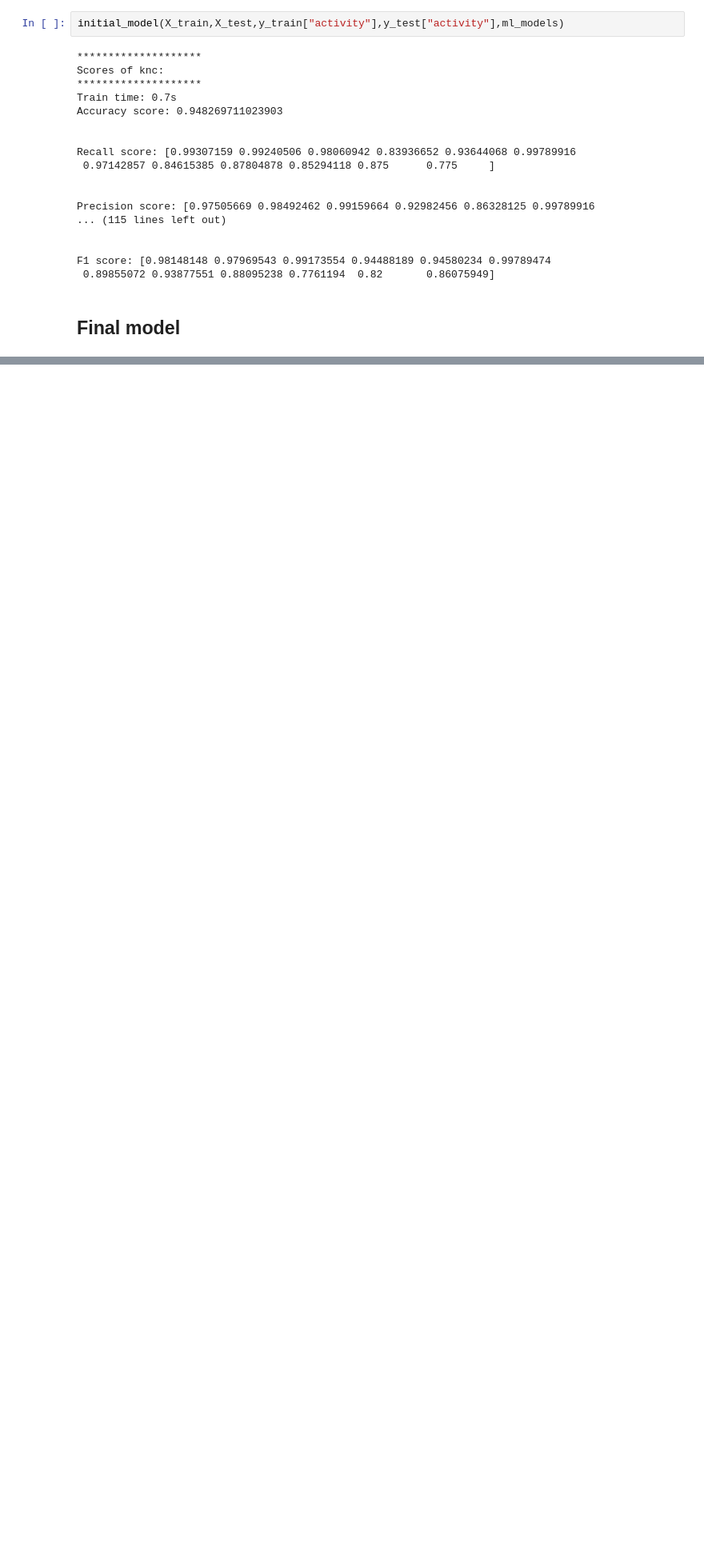
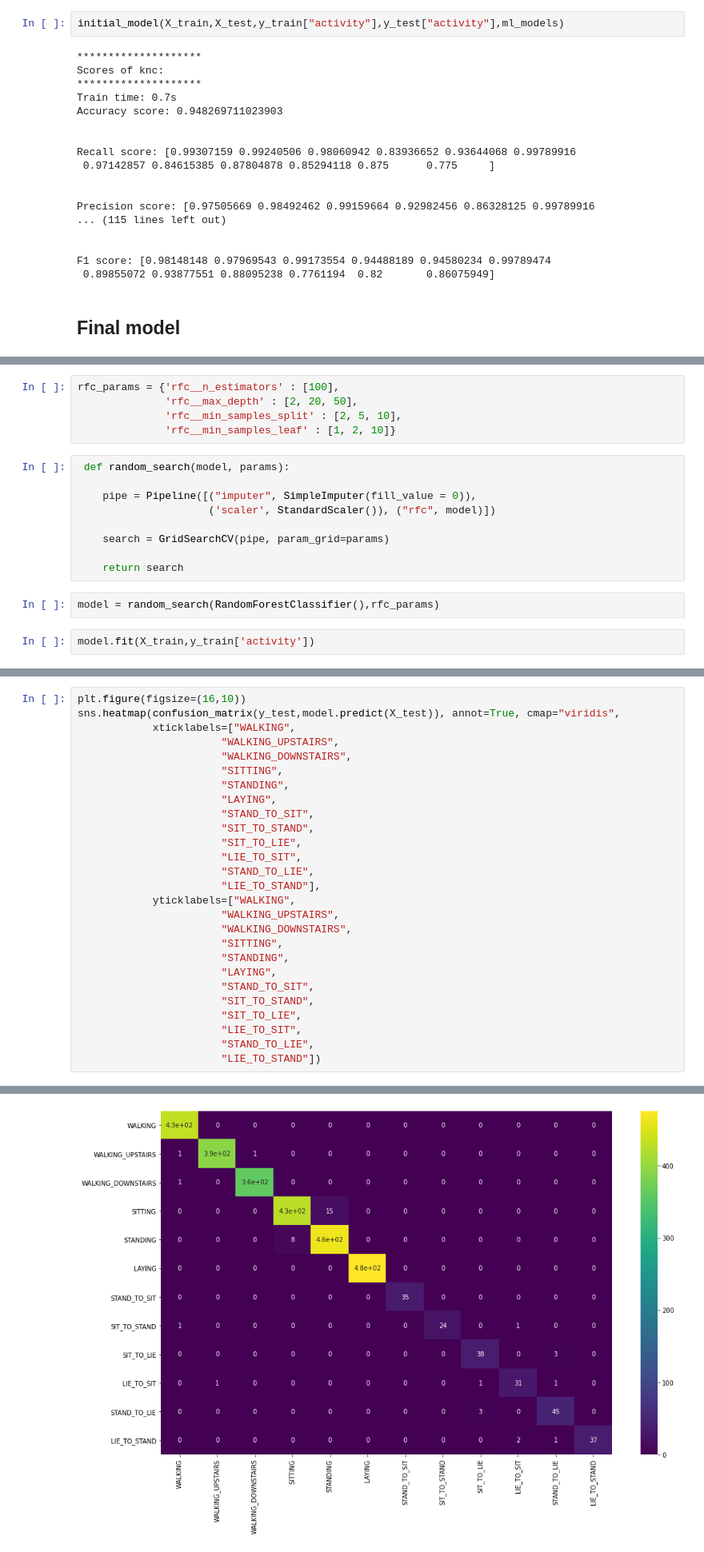
Before and after one commit to meszdav/human-activity-recognition, a Jupyter notebook: notebooks/human-activity-recognition-ml.ipynb, the cells around one changed output, grey strips where cells are left out. Shown at 80% size. Drawn from its saved outputs; the diff is of its cells as text; blank space fills up the shorter version.

Commit message:
trained model with rfc

```diff
--- a/notebooks/human-activity-recognition-ml.ipynb
+++ b/notebooks/human-activity-recognition-ml.ipynb
@@ -141,0 +145,18 @@ In the initial test, in the previous section I tried out some of the classificat
+# %%
+rfc_params = {'rfc__n_estimators' : [100],
+              'rfc__max_depth' : [2, 20, 50],
+              'rfc__min_samples_split' : [2, 5, 10],
+              'rfc__min_samples_leaf' : [1, 2, 10]}
+# %%
+ def random_search(model, params):
+
+    pipe = Pipeline([("imputer", SimpleImputer(fill_value = 0)),
+                     ('scaler', StandardScaler()), ("rfc", model)])
+
+    search = GridSearchCV(pipe, param_grid=params)
+
+    return search
+# %%
+model = random_search(RandomForestClassifier(),rfc_params)
+# %%
+model.fit(X_train,y_train['activity'])
@@ -141,0 +214,28 @@ In the initial test, in the previous section I tried out some of the classificat
+# %%
+plt.figure(figsize=(16,10))
+sns.heatmap(confusion_matrix(y_test,model.predict(X_test)), annot=True, cmap="viridis",
+            xticklabels=["WALKING",
+                       "WALKING_UPSTAIRS",
+                       "WALKING_DOWNSTAIRS",
+                       "SITTING",
+                       "STANDING",
+                       "LAYING",
+                       "STAND_TO_SIT",
+                       "SIT_TO_STAND",
+                       "SIT_TO_LIE",
+                       "LIE_TO_SIT",
+                       "STAND_TO_LIE",
+                       "LIE_TO_STAND"],
+            yticklabels=["WALKING",
+                       "WALKING_UPSTAIRS",
+                       "WALKING_DOWNSTAIRS",
+                       "SITTING",
+                       "STANDING",
+                       "LAYING",
+                       "STAND_TO_SIT",
+                       "SIT_TO_STAND",
+                       "SIT_TO_LIE",
+                       "LIE_TO_SIT",
+                       "STAND_TO_LIE",
+                       "LIE_TO_STAND"])
+# %% [output]
@@ -141,0 +243 @@ In the initial test, in the previous section I tried out some of the classificat
+[figure, added]
```
Also changed, not shown: parts of 13 cells of this notebook, 2 other files.
